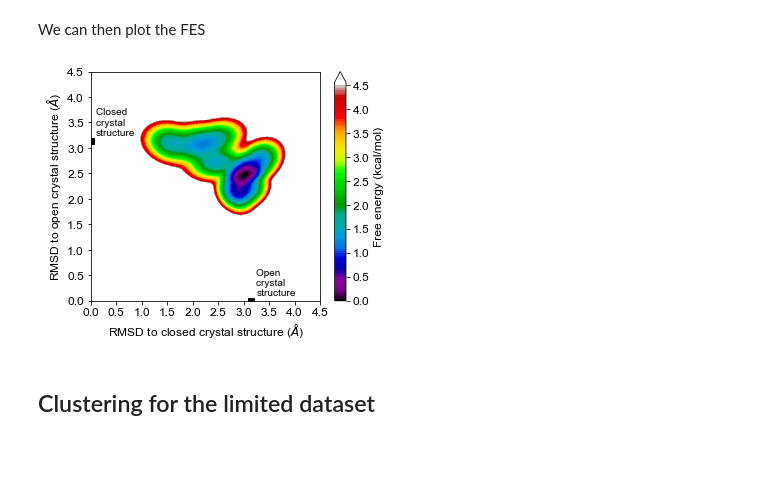
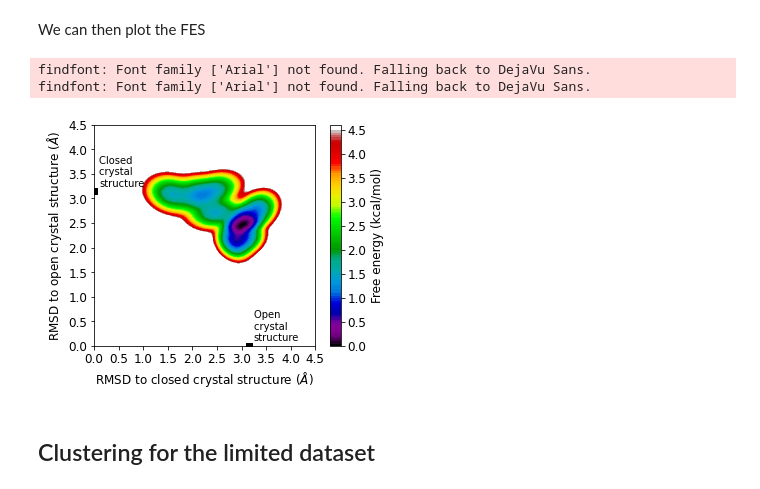
Before and after one commit to eric-jm-lang/10-ALKEIG, a Jupyter notebook: 12-Analysis_4/11-InfleCS_clustering_3/2-RMSD_clustering_without_IPA.ipynb, the cells around one changed output. Cells and saved outputs as stored; diff of their text form; code cells hidden in the pictures; blank space fills up the shorter version.

```diff
--- a/12-Analysis_4/11-InfleCS_clustering_3/2-RMSD_clustering_without_IPA.ipynb
+++ b/12-Analysis_4/11-InfleCS_clustering_3/2-RMSD_clustering_without_IPA.ipynb
@@ -184,14 +186,16 @@ We can then plot the FES
 # %%
 fec.visualize(fontsize=12, savefig=True, xlabel=r'RMSD to closed crystal structure ($\AA$)',
               ylabel=r'RMSD to open crystal structure ($\AA$)', zlabel='z', title=None,
               vmax=4.5, colormap='nipy_spectral', lim=0.1, n_contour_levels=99, show_data=False,
               figsize= [5, 5], transition_point_size=1, core_point_size=5, core_point_edgecolor='k',
               colormap2='spectral',clust_point_edgecolor='w', clust_point_facecolor='',
               clust_point_size=5, clust_point_linewidth=4, clust_point_marker='s',legend=None,
-              extend='max', rmsd_point_size=40, rmsd_point_fontsize=10,rmsd_point_color='k', dx=1,
+              extend=None, rmsd_point_size=40, rmsd_point_fontsize=10,rmsd_point_color='k', dx=1,
               filename='./plots/2-Without_IPA/1-FES_with_IPA_dt5', ax=None)
 # %% [output]
+findfont: Font family ['Arial'] not found. Falling back to DejaVu Sans.
+findfont: Font family ['Arial'] not found. Falling back to DejaVu Sans.
-[figure, old version]
+[figure, new version]
 # %% [markdown]
 ## Clustering for the limited dataset
 # %%
```
Also changed, not shown: parts of 42 cells of this notebook, 18 other files.
